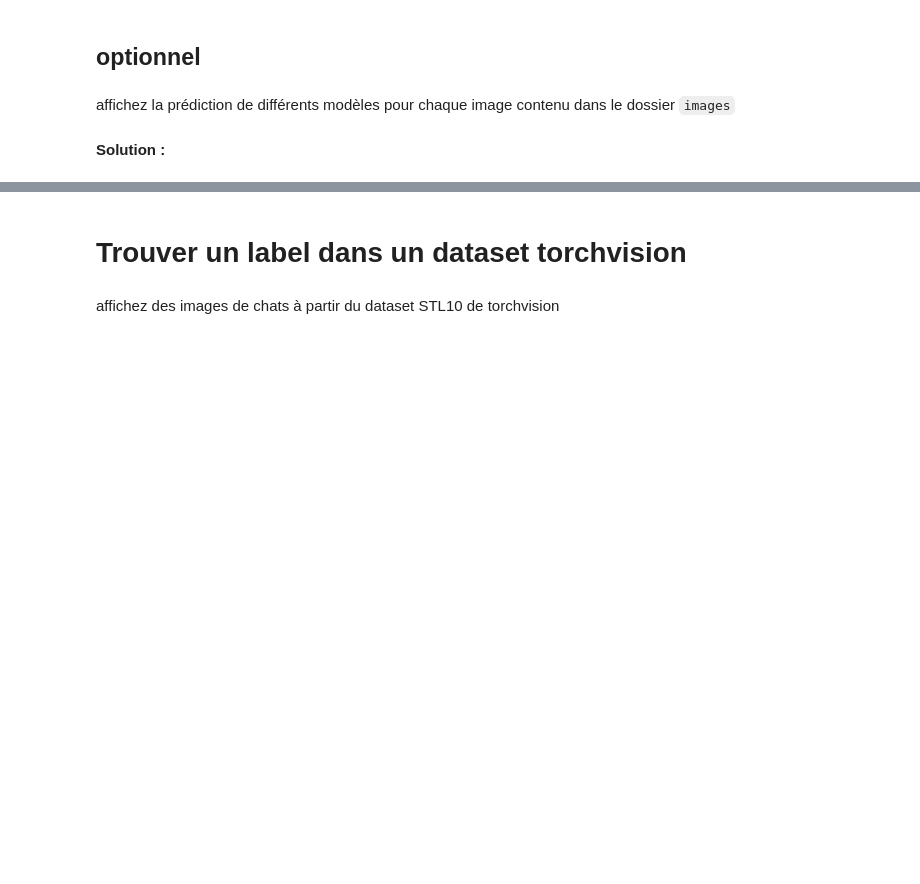
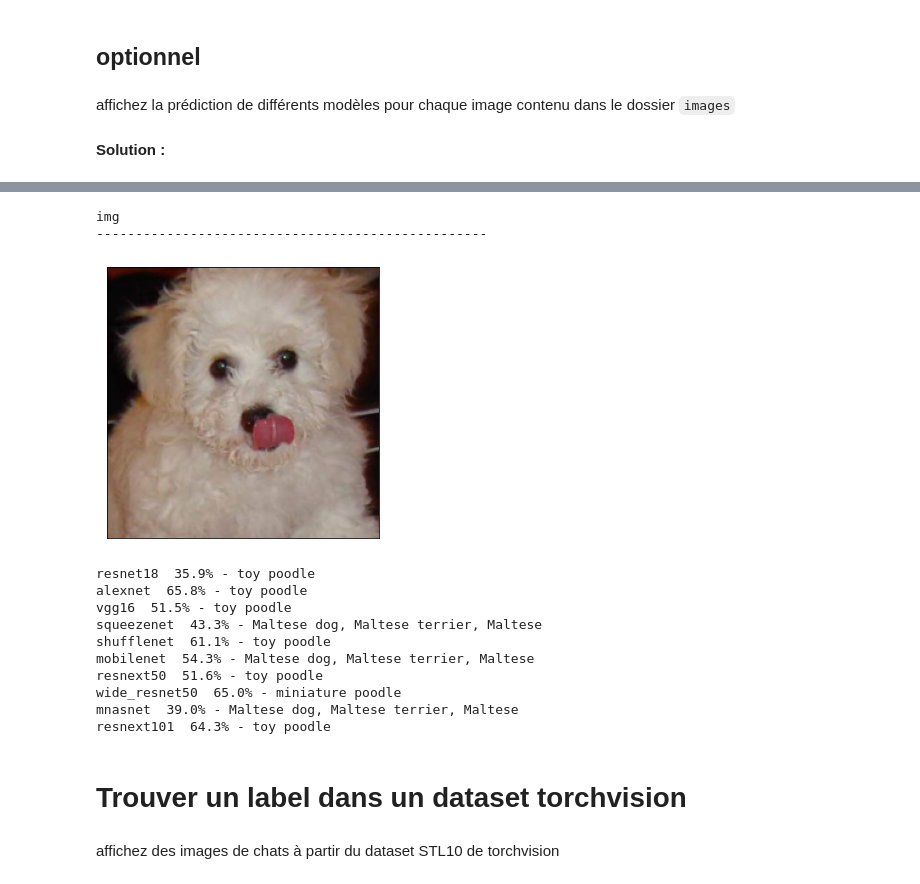
Before and after one commit to laurentperrinet/2021_UE-neurosciences-computationnelles, a Jupyter notebook: A_Détecter.ipynb, the cells around one changed output, grey strips where cells are left out. Saved outputs shown, nothing was run; the diff lists cells and outputs as text; code cells hidden in the pictures; blank space fills up the shorter version.

```diff
--- a/A_Détecter.ipynb
+++ b/A_Détecter.ipynb
@@ -209,3 +255,19 @@ print([(labels[idx], percentage[idx].item()) for idx in indices[0][:5]])
 affichez la prédiction de différents modèles pour chaque image contenu dans le dossier `images`
 # %% [markdown]
 **Solution :**
+# %%
+# Ici nous définissons plusieurs modèles de torchvision
+import torchvision.models as models
+
+models = {
+    'resnet18'      : models.resnet18(pretrained=True),
+    'alexnet'       : models.alexnet(pretrained=True),
+    'vgg16'         : models.vgg16(pretrained=True),
+    'squeezenet'    : models.squeezenet1_0(pretrained=True),
+    'shufflenet'    : models.shufflenet_v2_x1_0(pretrained=True),
+    'mobilenet'     : models.mobilenet_v2(pretrained=True),
+    'resnext50'     : models.resnext50_32x4d(pretrained=True),
+    'wide_resnet50' : models.wide_resnet50_2(pretrained=True),
+    'mnasnet'       : models.mnasnet1_0(pretrained=True),
+    'resnext101'    : models.resnext101_32x8d(pretrained=True),
+}
@@ -211,0 +281,2 @@ affichez la prédiction de différents modèles pour chaque image contenu dans l
+# %%
+for name in models.keys() : print(name)
@@ -212,48 +294,41 @@ affichez la prédiction de différents modèles pour chaque image contenu dans l
 # %%
-# Ici nous définissons plusieurs modèles de torchvision
-import torchvision.models as models
-
-resnet18      = models.resnet18()
-alexnet       = models.alexnet()
-vgg16         = models.vgg16()
-squeezenet    = models.squeezenet1_0()
-shufflenet    = models.shufflenet_v2_x1_0()
-mobilenet     = models.mobilenet_v2()
-resnext50     = models.resnext50_32x4d()
-wide_resnet50 = models.wide_resnet50_2()
-mnasnet       = models.mnasnet1_0()
-resnext101    = models.resnext101_32x8d()
-
 import os
 for i in np.sort(os.listdir('images')) :
 
     if i[-4:]=='.jpg' :
         print('\n\n', i[:-4], '\n', '-'*50, sep='')
         img = Image.open("images/%s"%i)
 
         img_t = transform(img)
         batch_t = torch.unsqueeze(img_t, 0)
 
         imshow(batch_t)
 
-        for model, name in zip([resnet18, alexnet, vgg16, squeezenet,
-                                shufflenet, mobilenet, resnext50, wide_resnet50, mnasnet,
-                               resnext101],
-                               ['resnet18', 'alexnet', 'vgg16', 'squeezenet',
-                                'shufflenet', 'mobilenet', 'resnext50', 'wide_resnet50', 'mnasnet',
-                                'resnext101']) :
-
-            model.load_state_dict(load('model/%s.pth'%name))
+        for name in models.keys() :
             print(name, end=' ')
-
+            model = models[name]
             model.eval()
 
             out = model(batch_t)
             percentage = torch.nn.functional.softmax(out, dim=1)[0] * 100
             _, indices = torch.sort(out, descending=True)
 
             for idx in indices[0][:1] :
                 print(' %.1f%% - %s ' %(percentage[idx].item(), labels[idx]))
+# %% [output]
+img
+--------------------------------------------------
+[figure, added]
+resnet18  35.9% - toy poodle
+alexnet  65.8% - toy poodle
+vgg16  51.5% - toy poodle
+squeezenet  43.3% - Maltese dog, Maltese terrier, Maltese
+shufflenet  61.1% - toy poodle
+mobilenet  54.3% - Maltese dog, Maltese terrier, Maltese
+resnext50  51.6% - toy poodle
+wide_resnet50  65.0% - miniature poodle
+mnasnet  39.0% - Maltese dog, Maltese terrier, Maltese
+resnext101  64.3% - toy poodle
 # %% [markdown]
 # Trouver un label dans un dataset torchvision
 # %% [markdown]
```
Also changed, not shown: parts of 12 cells of this notebook.
